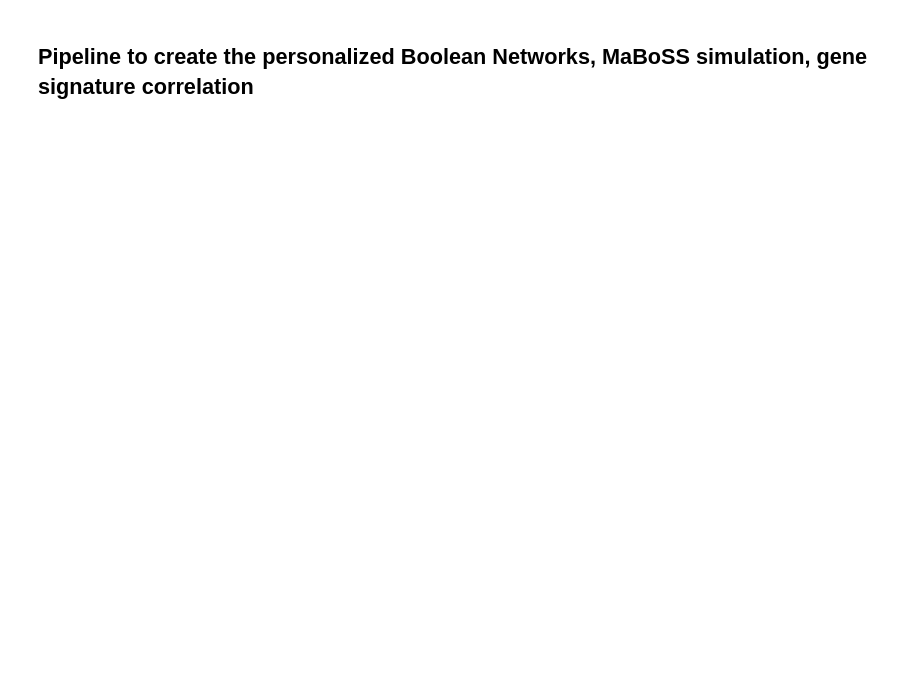
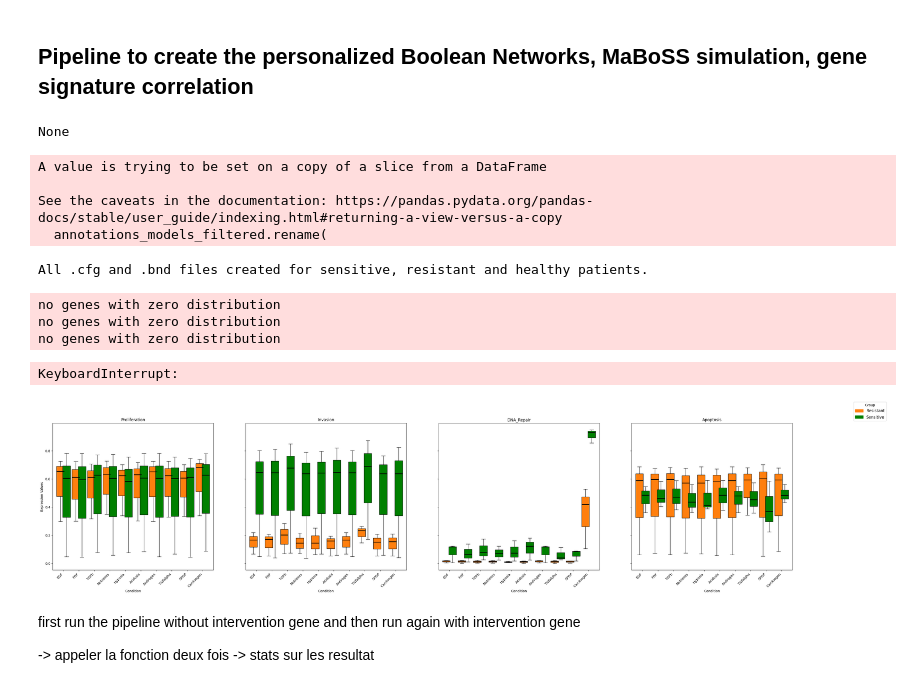
Before and after one commit to romane-gauthierj/Attractor-Resistance, a Jupyter notebook: Main_pipeline.ipynb, the cells around one changed output. Cells and saved outputs as stored; diff of their text form; code cells hidden in the pictures; blank space fills up the shorter version.

Commit message:
create validation and the main function as well as the intervention analysis

```diff
--- a/Main_pipeline.ipynb
+++ b/Main_pipeline.ipynb
@@ -28,6 +27,10 @@ rna_seq_data = pd.read_csv('data/cellmodel_data/rnaseq_merged_20250117/rnaseq_me
 cnv_data = pd.read_csv('data/cellmodel_data/cnv_summary_20250207.csv')
 proteins_data = pd.read_csv('data/cellmodel_data/proteomics_all_20250211.csv')
 onco_tsg_data = pd.read_csv('data/oncogenes_tsg.tsv', sep='\t')
+# %%
+import logging
+
+logger = logging.getLogger(__name__)
 # %%
 # # ALL PIPELINE
 
@@ -155,0 +194,43 @@ print("Pipeline completed!")
+# %%
+drugs_dict = {'Refametinib': ['MEK1_2']}
+
+
+type_models = ['genes_models']
+
+continuous_variable = 'genes'
+discrete_variable = 'mutations'
+
+# normalization_techniques = ['sigmoid', 'min-max','log_transf','global_minmax', 'global_log']
+
+normalization_techniques = ['distribution_normalization']
+
+
+number_patients = 3
+# intervention_gene = ['beta_catenin', 'CyclinD']
+# intervention_gene = None
+generic_model_path = 'data/montagud_models/Montagud2022_Prostate_Cancer'
+
+
+
+interventions = [None, ['beta_catenin', 'CyclinD']]
+for interv in interventions:
+    print(interv)
+    main(normalization_techniques, number_patients, drugs_dict, type_models, continuous_variable, discrete_variable, generic_model_path, intervention_gene = interv)
+# %% [output]
+None
+A value is trying to be set on a copy of a slice from a DataFrame
+
+See the caveats in the documentation: https://pandas.pydata.org/pandas-docs/stable/user_guide/indexing.html#returning-a-view-versus-a-copy
+  annotations_models_filtered.rename(
+All .cfg and .bnd files created for sensitive, resistant and healthy patients.
+no genes with zero distribution
+no genes with zero distribution
+no genes with zero distribution
+KeyboardInterrupt:
+[figure, added]
+# %% [markdown]
+first run the pipeline without intervention gene and then run again with intervention gene
+
+
+-> appeler la fonction deux fois
+-> stats sur les resultat
```
Also changed, not shown: parts of 2 cells of this notebook, 29 other files.
